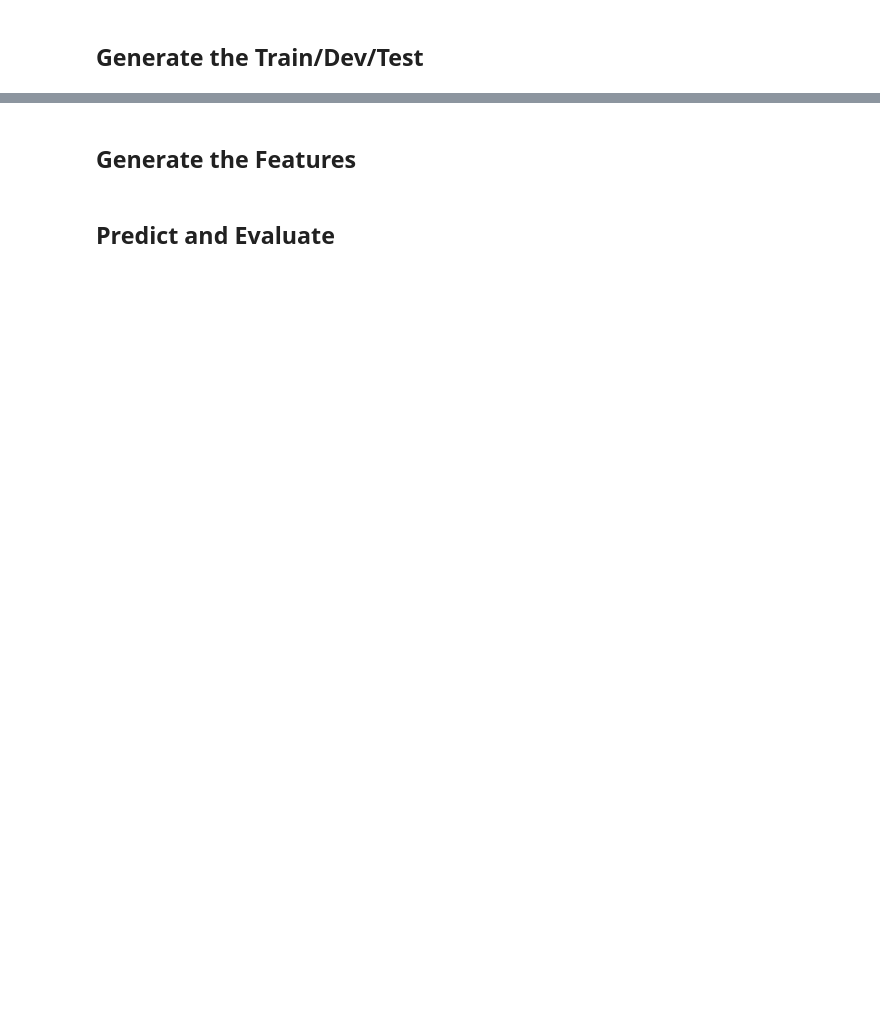
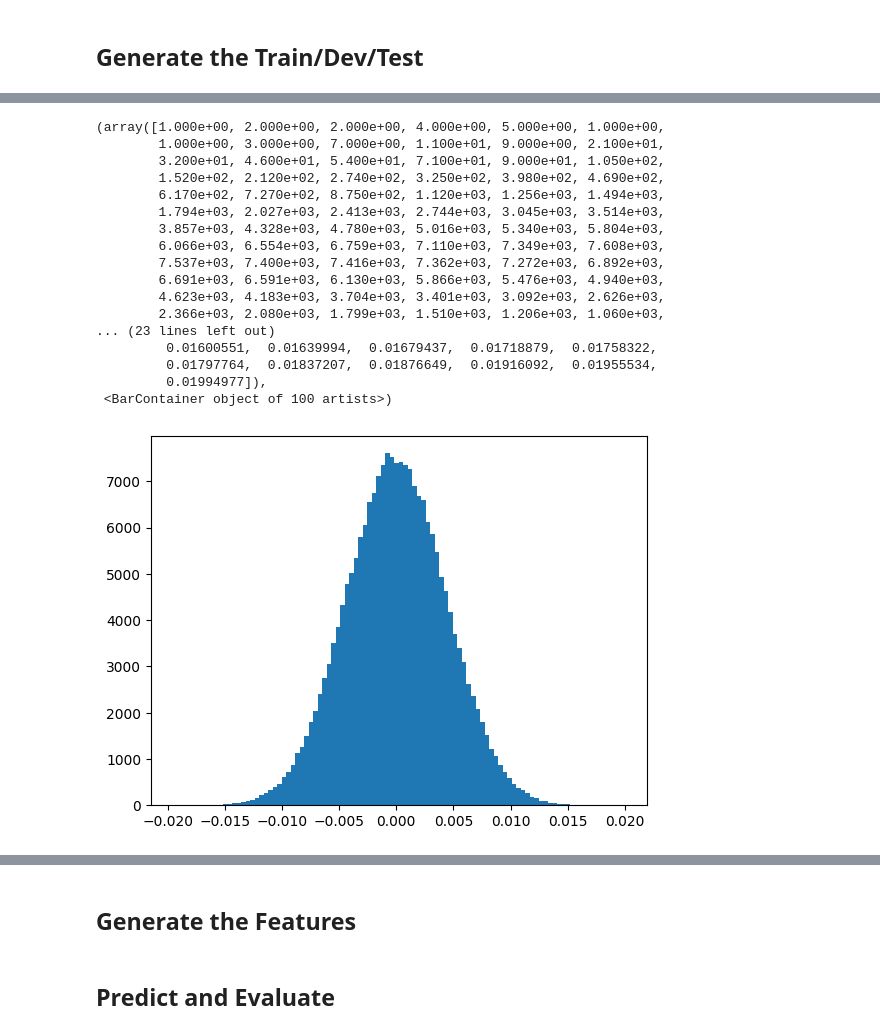
Before and after one commit to romitbarua/MultiModalDeepFake, a Jupyter notebook: testing-code/FullPipelineExample.ipynb, the cells around one changed output, grey strips where cells are left out. Saved outputs shown, nothing was run; the diff lists cells and outputs as text; code cells hidden in the pictures; blank space fills up the shorter version.

```diff
--- a/testing-code/FullPipelineExample.ipynb
+++ b/testing-code/FullPipelineExample.ipynb
@@ -20,0 +129,22 @@ data_df = loader.generateFinalDataFrame(real_col='Real', fake_cols=['RandWaveFak
+# %%
+# check noise
+plt.hist(noisy_audio - audio, bins=100)
+# %% [output]
+(array([1.000e+00, 2.000e+00, 2.000e+00, 4.000e+00, 5.000e+00, 1.000e+00,
+        1.000e+00, 3.000e+00, 7.000e+00, 1.100e+01, 9.000e+00, 2.100e+01,
+        3.200e+01, 4.600e+01, 5.400e+01, 7.100e+01, 9.000e+01, 1.050e+02,
+        1.520e+02, 2.120e+02, 2.740e+02, 3.250e+02, 3.980e+02, 4.690e+02,
+        6.170e+02, 7.270e+02, 8.750e+02, 1.120e+03, 1.256e+03, 1.494e+03,
+        1.794e+03, 2.027e+03, 2.413e+03, 2.744e+03, 3.045e+03, 3.514e+03,
+        3.857e+03, 4.328e+03, 4.780e+03, 5.016e+03, 5.340e+03, 5.804e+03,
+        6.066e+03, 6.554e+03, 6.759e+03, 7.110e+03, 7.349e+03, 7.608e+03,
+        7.537e+03, 7.400e+03, 7.416e+03, 7.362e+03, 7.272e+03, 6.892e+03,
+        6.691e+03, 6.591e+03, 6.130e+03, 5.866e+03, 5.476e+03, 4.940e+03,
+        4.623e+03, 4.183e+03, 3.704e+03, 3.401e+03, 3.092e+03, 2.626e+03,
+        2.366e+03, 2.080e+03, 1.799e+03, 1.510e+03, 1.206e+03, 1.060e+03,
+... (23 lines left out)
+         0.01600551,  0.01639994,  0.01679437,  0.01718879,  0.01758322,
+         0.01797764,  0.01837207,  0.01876649,  0.01916092,  0.01955534,
+         0.01994977]),
+ <BarContainer object of 100 artists>)
+[figure, added]
```
Also changed, not shown: parts of 9 cells of this notebook, 1 other file.
